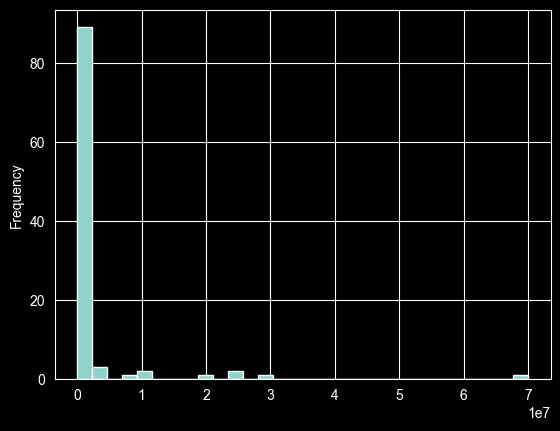
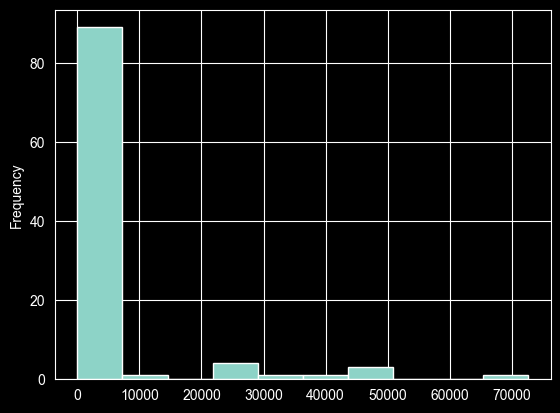
Code edit (unified diff) that turned the first committed figure into the second:
--- before
+++ after
@@ -1,4 +1,6 @@
-all_total_supporting = current_senators_df["sum of supporting donations"]
-all_total_supporting.plot.hist(bins=30)
+# to do: maybe make a boxplot, but show mean/median donation size for supporting and opposing
+# maybe just need to remove all senators who did not get donations so it's more manageable
+all_total_supporting = current_senators_df["median supporting donation size"]
+all_total_supporting.plot.hist()
 # all_total_supporting.plot(bins=30)
 plt.show()

Commit: oops